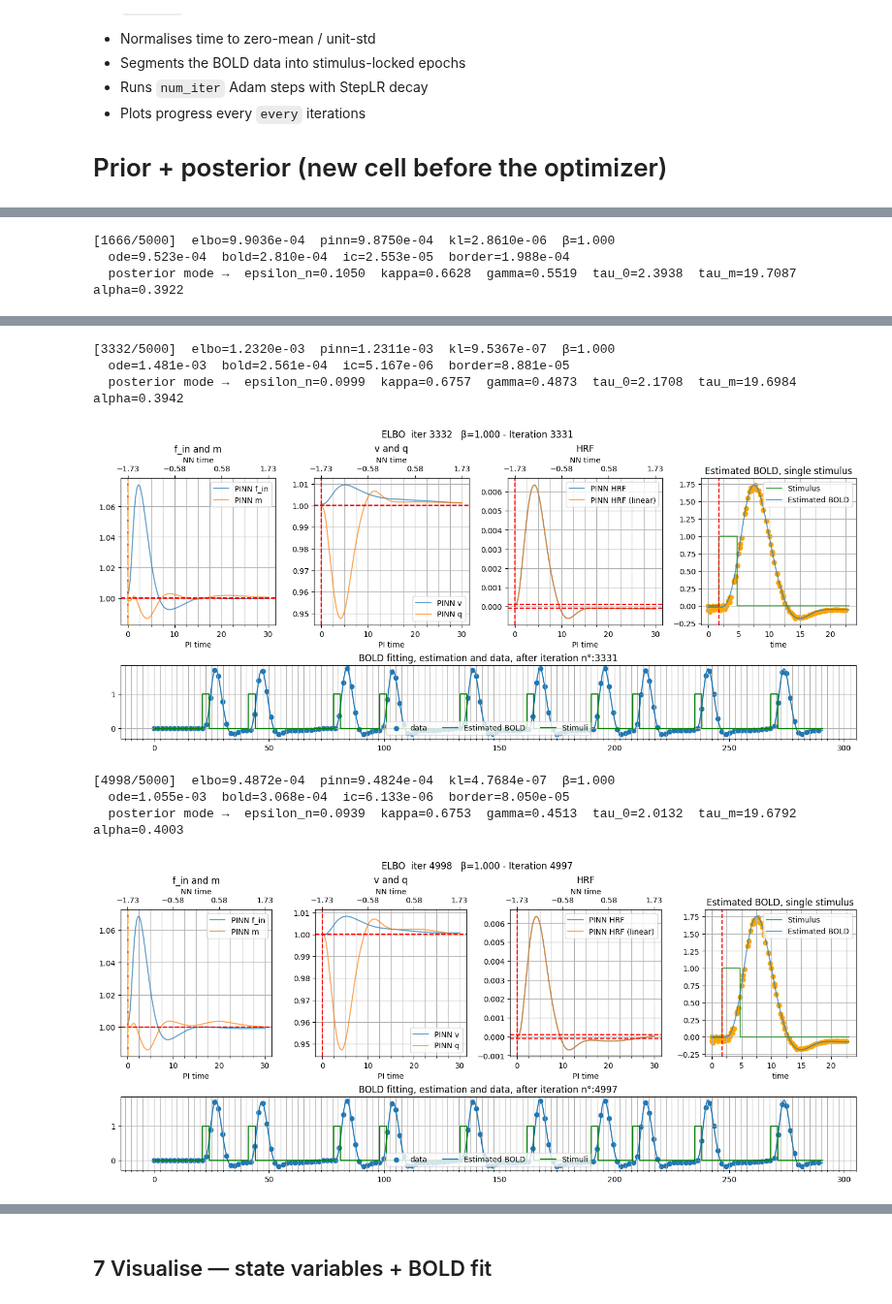
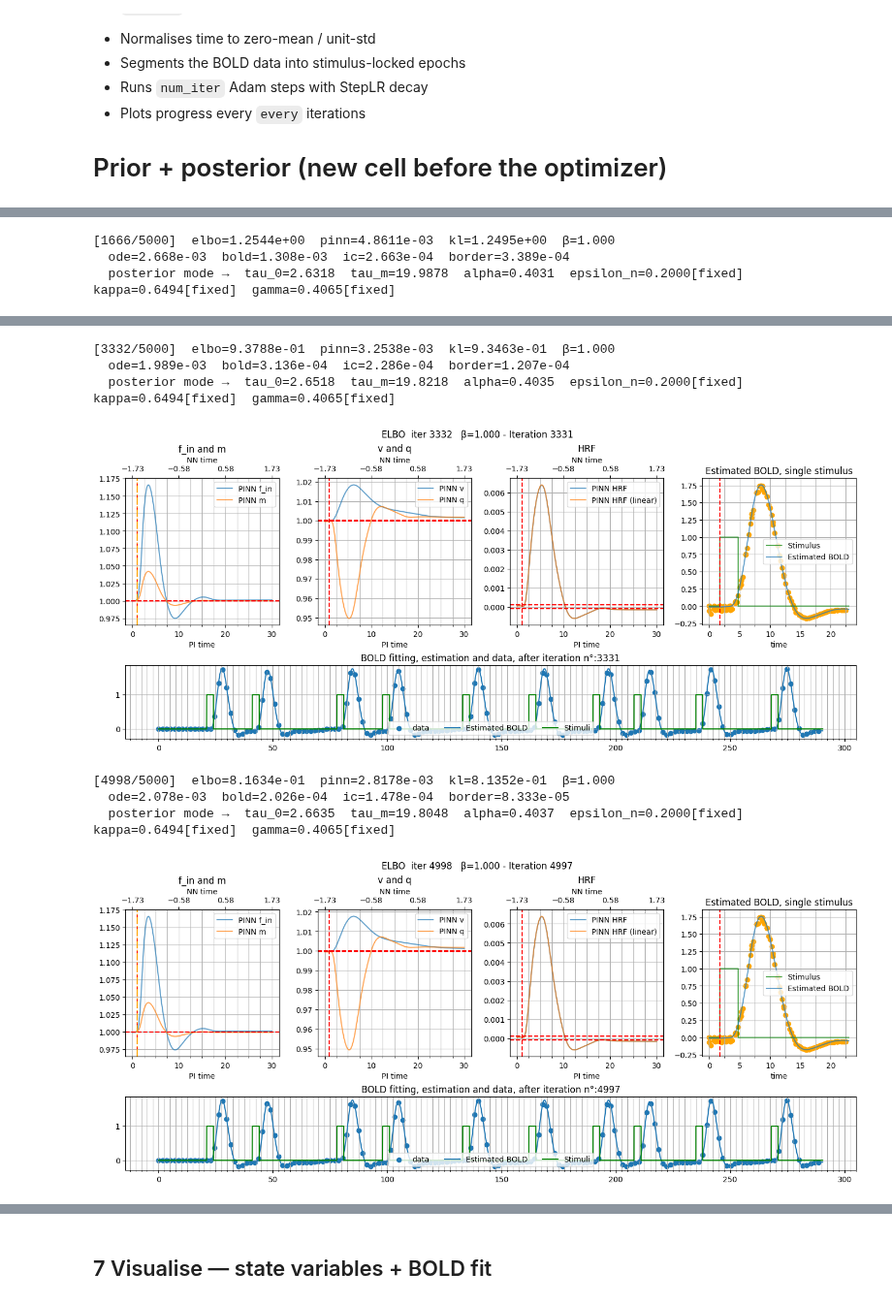
Before and after one commit to RodrigoHache/BalloonLib, a Jupyter notebook: examples/QuickStartELBO.ipynb, the cells around one changed output, grey strips where cells are left out. Shown at 97% size. Cells and saved outputs as stored; diff of their text form; code cells hidden in the pictures.

```diff
--- a/examples/QuickStartELBO.ipynb
+++ b/examples/QuickStartELBO.ipynb
@@ -53,7 +53,7 @@ Sti_Onsets = np.array([22, 42, 79, 99, 134, 163, 191, 209, 236, 269]) - 1  # ons
 
 # ── High-res (0.01 s) impulse used by the PINN
 Impulse = torch.zeros(30).repeat(100)  # 30 s at 100 Hz
-Impulse[5:105] = 1  # stimulus on from 0.05 s to 1.05 s
+Impulse[105:205] = 1  # stimulus on from 0.05 s to 1.05 s
 
 # ── Overall stimulus for BOLD convolution
 Overall_stims, stim_time = experimental_stims(
@@ -173,10 +148,10 @@ num_iter = 5000
 every = num_iter // 3  # plot progress 3 times during training
 
 learning_rate = 1e-3
-percent, step_size = 0.85, 1000  # StepLR: lr × 0.85 every 1000 iters
+percent, step_size = 0.6, 1000  # StepLR: lr × 0.85 every 1000 iters
 
 # ── Initial loss weights  (lists — histories are appended during training)
-p = 0.6
+p = 0.60
 w_raw = {
     "ode": [p],  # ODE residual
     "bold": [1 - p],  # data fit
@@ -260,7 +235,12 @@ from balloonlib import make_ode_prior, BalloonPosterior, elbo_train
 base_balloon_params = {
       "I":          Impulse,           # high-res impulse tensor
    }
-prior     = make_ode_prior(init_log_std=-1.0)
+prior     = make_ode_prior(init_log_std=-1.0,
+                  fixed_params={
+                     'epsilon_n' : 0.2,
+                     'kappa'     : 1/1.54,
+                     'gamma'     : 1/2.46
+                  })
 posterior = BalloonPosterior(prior)
 prior.print_summary()
 # %% [output]
@@ -283,10 +266,15 @@ alpha                      0.3367         0.3679
 ============================================================
 # %%
 # Joint optimizer — PINN weights + posterior (mu_q, L_q)
-optimizer_elbo = torch.optim.Adam(
-      list(model.parameters()) + list(posterior.parameters()),
-      lr=learning_rate,
-  )
+# optimizer_elbo = torch.optim.Adam(
+#       list(model.parameters()) + list(posterior.parameters()),
+#       lr=learning_rate,
+#   )
+optimizer_elbo = torch.optim.Adam([
+{'params':model.parameters(), 'lr':learning_rate},
+{'params':posterior.parameters(), 'lr':learning_rate/10}
+])
+
 scheduler_elbo = optim.lr_scheduler.StepLR(
       optimizer_elbo, step_size=step_size, gamma=percent
   )
@@ -307,6 +295,6 @@ loss_trace_elbo = elbo_train(
       every             = every,
   )
 # %% [output]
-[1666/5000]  elbo=9.9036e-04  pinn=9.8750e-04  kl=2.8610e-06  β=1.000
-  ode=9.523e-04  bold=2.810e-04  ic=2.553e-05  border=1.988e-04
-  posterior mode →  epsilon_n=0.1050  kappa=0.6628  gamma=0.5519  tau_0=2.3938  tau_m=19.7087  alpha=0.3922
+[1666/5000]  elbo=1.2544e+00  pinn=4.8611e-03  kl=1.2495e+00  β=1.000
+  ode=2.668e-03  bold=1.308e-03  ic=2.663e-04  border=3.389e-04
+  posterior mode →  tau_0=2.6318  tau_m=19.9878  alpha=0.4031  epsilon_n=0.2000[fixed]  kappa=0.6494[fixed]  gamma=0.4065[fixed]
@@ -314,8 +302,8 @@ loss_trace_elbo = elbo_train(
-[3332/5000]  elbo=1.2320e-03  pinn=1.2311e-03  kl=9.5367e-07  β=1.000
-  ode=1.481e-03  bold=2.561e-04  ic=5.167e-06  border=8.881e-05
-  posterior mode →  epsilon_n=0.0999  kappa=0.6757  gamma=0.4873  tau_0=2.1708  tau_m=19.6984  alpha=0.3942
+[3332/5000]  elbo=9.3788e-01  pinn=3.2538e-03  kl=9.3463e-01  β=1.000
+  ode=1.989e-03  bold=3.136e-04  ic=2.286e-04  border=1.207e-04
+  posterior mode →  tau_0=2.6518  tau_m=19.8218  alpha=0.4035  epsilon_n=0.2000[fixed]  kappa=0.6494[fixed]  gamma=0.4065[fixed]
-[figure, old version]
+[figure, new version]
-[4998/5000]  elbo=9.4872e-04  pinn=9.4824e-04  kl=4.7684e-07  β=1.000
-  ode=1.055e-03  bold=3.068e-04  ic=6.133e-06  border=8.050e-05
-  posterior mode →  epsilon_n=0.0939  kappa=0.6753  gamma=0.4513  tau_0=2.0132  tau_m=19.6792  alpha=0.4003
+[4998/5000]  elbo=8.1634e-01  pinn=2.8178e-03  kl=8.1352e-01  β=1.000
+  ode=2.078e-03  bold=2.026e-04  ic=1.478e-04  border=8.333e-05
+  posterior mode →  tau_0=2.6635  tau_m=19.8048  alpha=0.4037  epsilon_n=0.2000[fixed]  kappa=0.6494[fixed]  gamma=0.4065[fixed]
-[figure, old version]
+[figure, new version]
```
Also changed, not shown: parts of 28 cells of this notebook.
